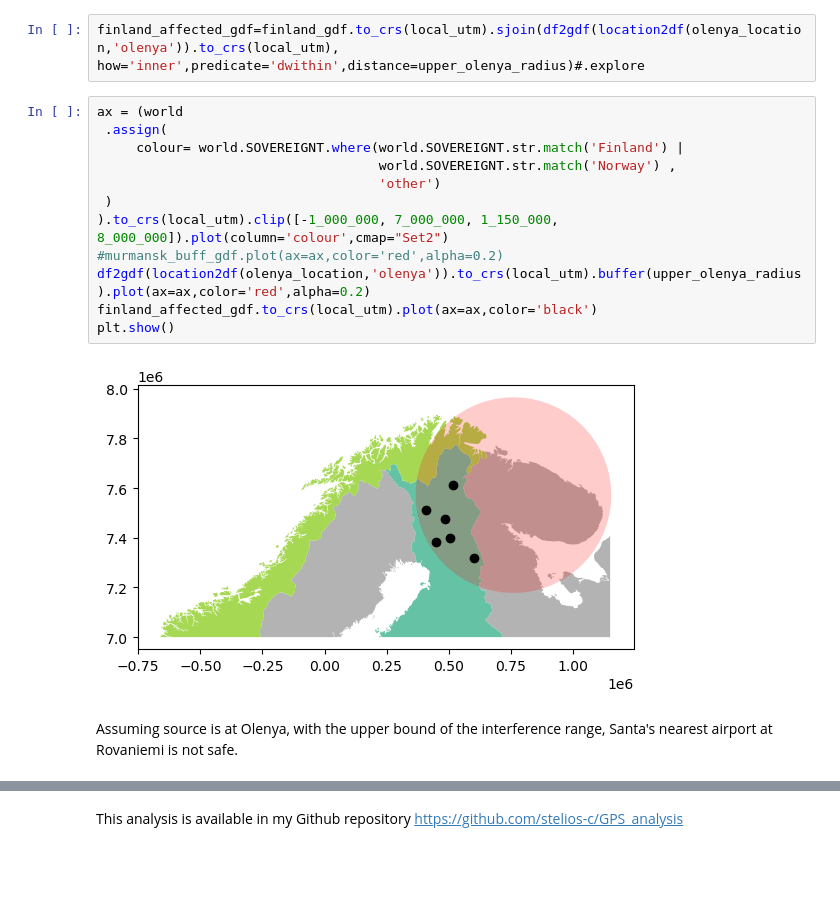
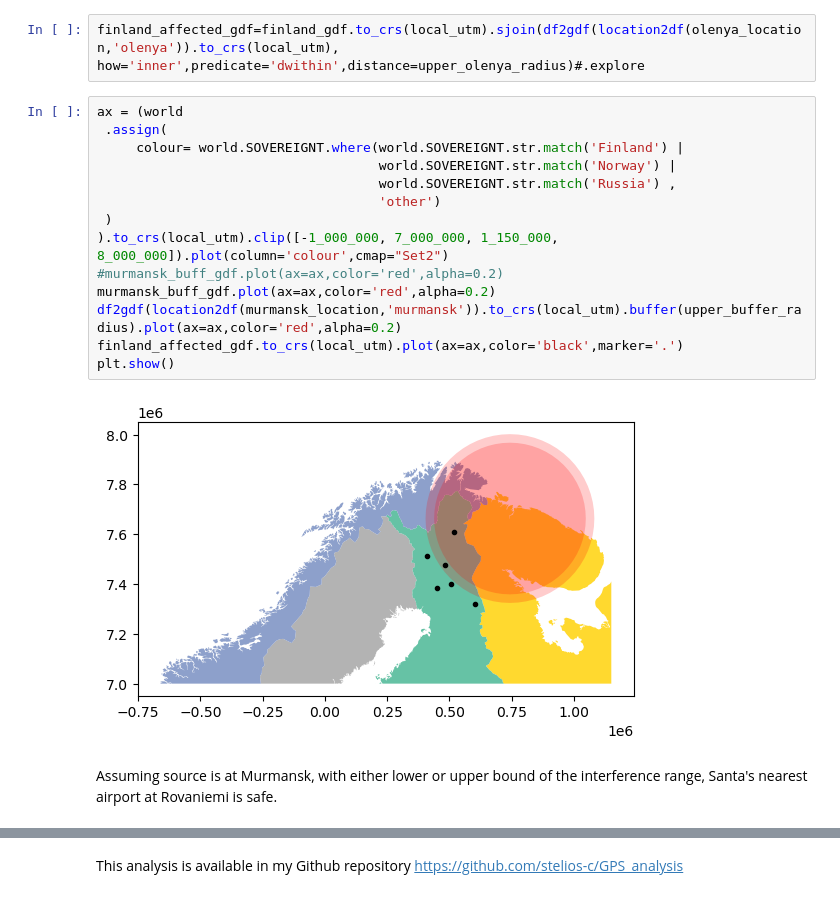
Before and after one commit to stelios-c/GPS_analysis, a Jupyter notebook: scandi_baltic/Finland_map.ipynb, the cells around one changed output, grey strips where cells are left out. Drawn from its saved outputs; the diff is of its cells as text; blank space fills up the shorter version.

```diff
--- a/scandi_baltic/Finland_map.ipynb
+++ b/scandi_baltic/Finland_map.ipynb
@@ -360,16 +368,18 @@ finland_affected_gdf=finland_gdf.to_crs(local_utm).sjoin(df2gdf(location2df(olen
 # %%
 ax = (world
  .assign(
      colour= world.SOVEREIGNT.where(world.SOVEREIGNT.str.match('Finland') |
-                                    world.SOVEREIGNT.str.match('Norway') ,
+                                    world.SOVEREIGNT.str.match('Norway') |
+                                    world.SOVEREIGNT.str.match('Russia') ,
                                     'other')
  )
 ).to_crs(local_utm).clip([-1_000_000, 7_000_000, 1_150_000, 8_000_000]).plot(column='colour',cmap="Set2")
 #murmansk_buff_gdf.plot(ax=ax,color='red',alpha=0.2)
-df2gdf(location2df(olenya_location,'olenya')).to_crs(local_utm).buffer(upper_olenya_radius).plot(ax=ax,color='red',alpha=0.2)
-finland_affected_gdf.to_crs(local_utm).plot(ax=ax,color='black')
+murmansk_buff_gdf.plot(ax=ax,color='red',alpha=0.2)
+df2gdf(location2df(murmansk_location,'murmansk')).to_crs(local_utm).buffer(upper_buffer_radius).plot(ax=ax,color='red',alpha=0.2)
+finland_affected_gdf.to_crs(local_utm).plot(ax=ax,color='black',marker='.')
 plt.show()
 # %% [output]
-[figure, old version]
+[figure, new version]
 # %% [markdown]
-Assuming source is at Olenya, with the upper bound of the interference range, Santa's nearest airport at Rovaniemi is not safe.
+Assuming source is at Murmansk, with either lower or upper bound of the interference range, Santa's nearest airport at Rovaniemi is safe.
```
Also changed, not shown: parts of 9 cells of this notebook.
